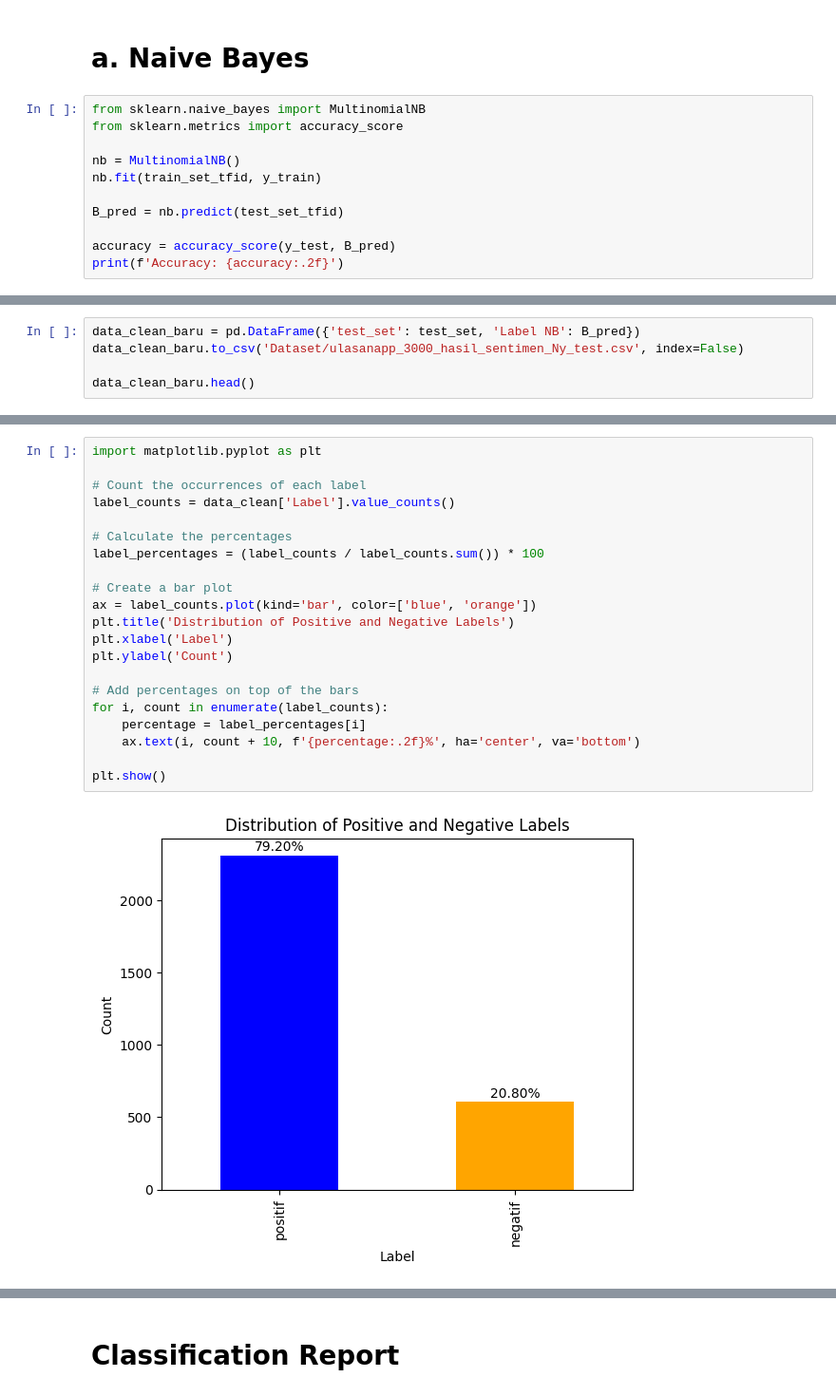
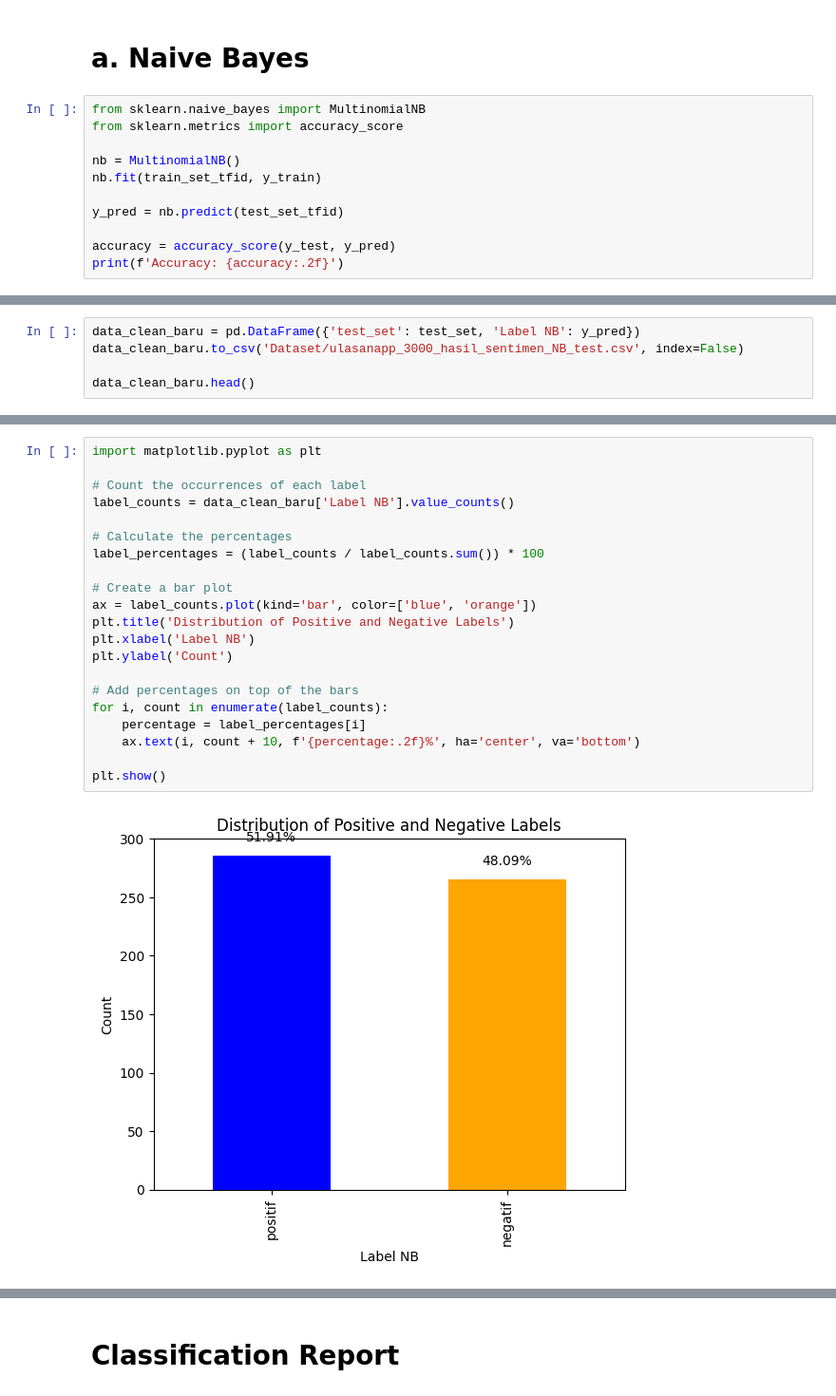
Before and after one commit to randi3281/anfipy, a Jupyter notebook: Analisis Sentimen Jurnal Pak Eri/projek3b-Penerapan NB.ipynb, the cells around one changed output, grey strips where cells are left out. Shown at 95% size. Cells and saved outputs as stored; diff of their text form.

Commit message:
update functionality for improved data processing

```diff
--- a/Analisis Sentimen Jurnal Pak Eri/projek3b-Penerapan NB.ipynb
+++ b/Analisis Sentimen Jurnal Pak Eri/projek3b-Penerapan NB.ipynb
@@ -51,8 +51,8 @@ from sklearn.metrics import accuracy_score
 nb = MultinomialNB()
 nb.fit(train_set_tfid, y_train)
 
-B_pred = nb.predict(test_set_tfid)
+y_pred = nb.predict(test_set_tfid)
 
-accuracy = accuracy_score(y_test, B_pred)
+accuracy = accuracy_score(y_test, y_pred)
 print(f'Accuracy: {accuracy:.2f}')
 # %% [output]
@@ -60,6 +60,6 @@ Accuracy: 0.89
 # %%
-data_clean_baru = pd.DataFrame({'test_set': test_set, 'Label NB': B_pred})
-data_clean_baru.to_csv('Dataset/ulasanapp_3000_hasil_sentimen_Ny_test.csv', index=False)
+data_clean_baru = pd.DataFrame({'test_set': test_set, 'Label NB': y_pred})
+data_clean_baru.to_csv('Dataset/ulasanapp_3000_hasil_sentimen_NB_test.csv', index=False)
 
 data_clean_baru.head()
 # %% [output]
@@ -76,26 +76,26 @@ len(data_clean_baru)
 # %%
 import matplotlib.pyplot as plt
 
 # Count the occurrences of each label
-label_counts = data_clean['Label'].value_counts()
+label_counts = data_clean_baru['Label NB'].value_counts()
 
 # Calculate the percentages
 label_percentages = (label_counts / label_counts.sum()) * 100
 
 # Create a bar plot
 ax = label_counts.plot(kind='bar', color=['blue', 'orange'])
 plt.title('Distribution of Positive and Negative Labels')
-plt.xlabel('Label')
+plt.xlabel('Label NB')
 plt.ylabel('Count')
 
 # Add percentages on top of the bars
 for i, count in enumerate(label_counts):
     percentage = label_percentages[i]
     ax.text(i, count + 10, f'{percentage:.2f}%', ha='center', va='bottom')
 
 plt.show()
 # %% [output]
-[figure, old version]
+[figure, new version]
 # %%
 from wordcloud import WordCloud
 
```
Also changed, not shown: parts of 12 cells of this notebook, 11 other files.
